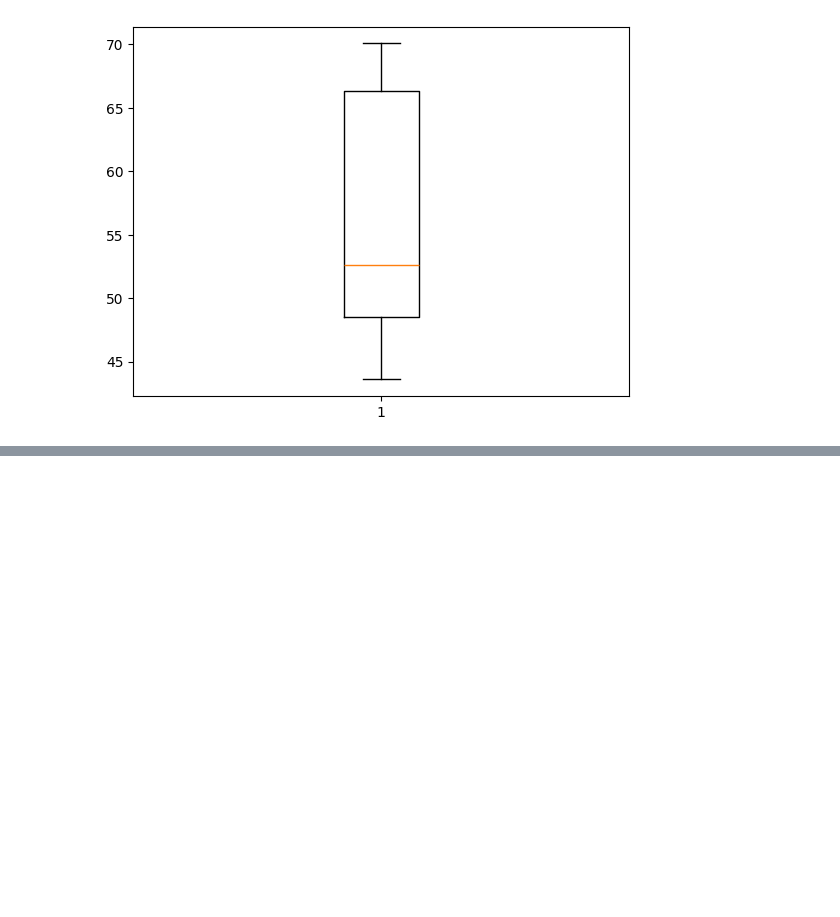
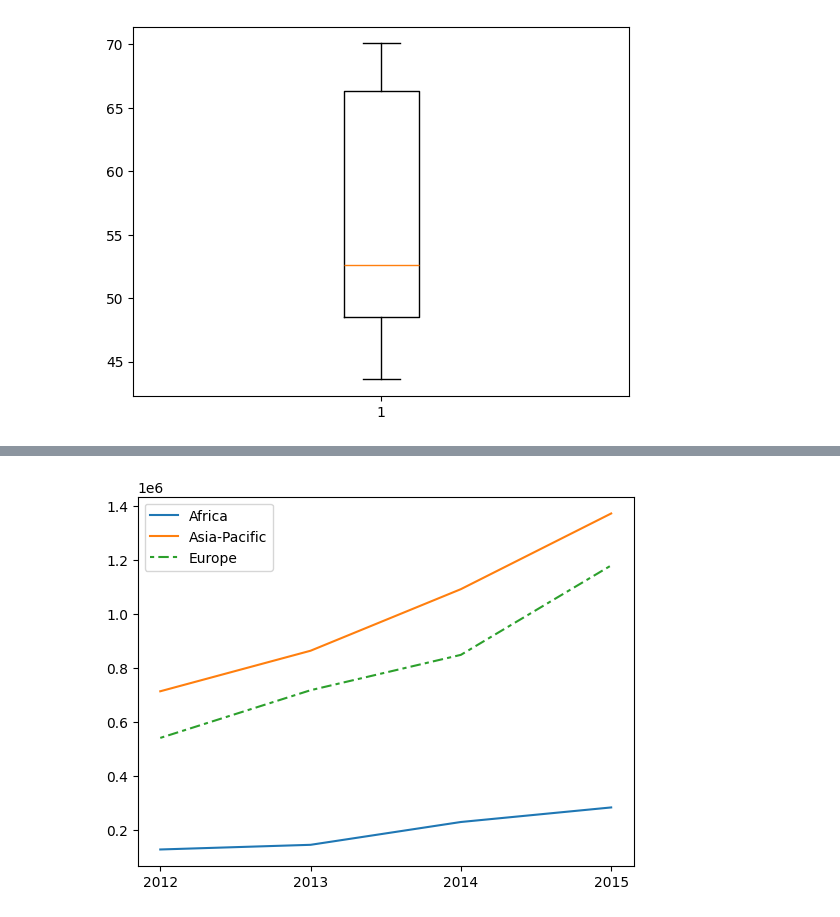
Before and after one commit to AnshumanMohapatra11121999/DataScienceAndAI-, a Jupyter notebook: Python_for_DataScience_MatplotlibOnly_ipynb.ipynb, the cells around one changed output, grey strips where cells are left out. Saved outputs shown, nothing was run; the diff lists cells and outputs as text; code cells hidden in the pictures; blank space fills up the shorter version.

```diff
--- a/Python_for_DataScience_MatplotlibOnly_ipynb.ipynb
+++ b/Python_for_DataScience_MatplotlibOnly_ipynb.ipynb
@@ -352,0 +419,15 @@ Interquartile Range (IQR): 17.75500000000001
+# %%
+#lets chane the pattern of the line in europe
+fig,ax=plt.subplots()
+africa,=ax.plot(years,sales_Africa)
+africa.set_label("Africa")
+aspac,=ax.plot(years,sales_Asia_Pacific)
+aspac.set_label("Asia-Pacific")
+europe,=ax.plot(years,sales_Europe)
+europe.set_label("Europe")
+europe.set_dashes([2,2,5,2])# Sets a custom dashed line pattern for Europe (short dash, gap, long dash, gap)
+
+plt.legend()
+plt.show()
+# %% [output]
+[figure, added]
```
Also changed, not shown: parts of 12 cells of this notebook.
